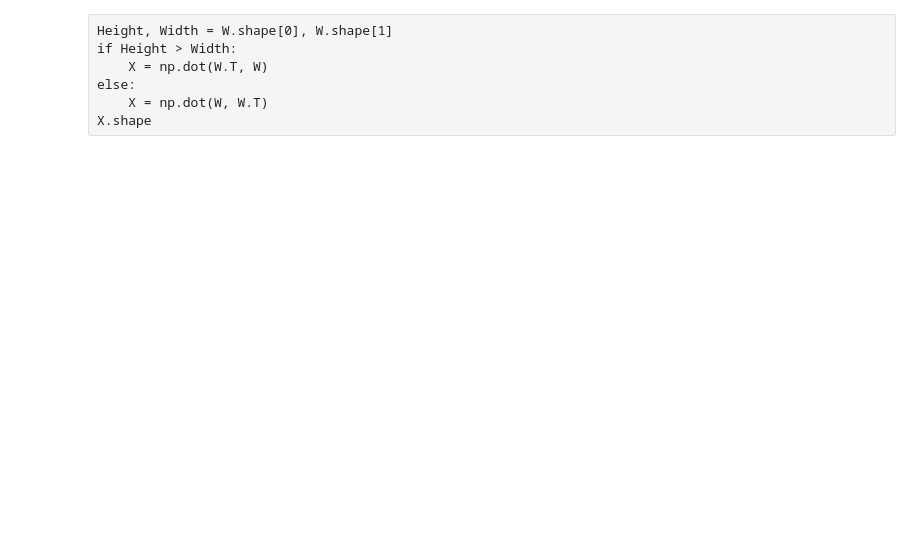
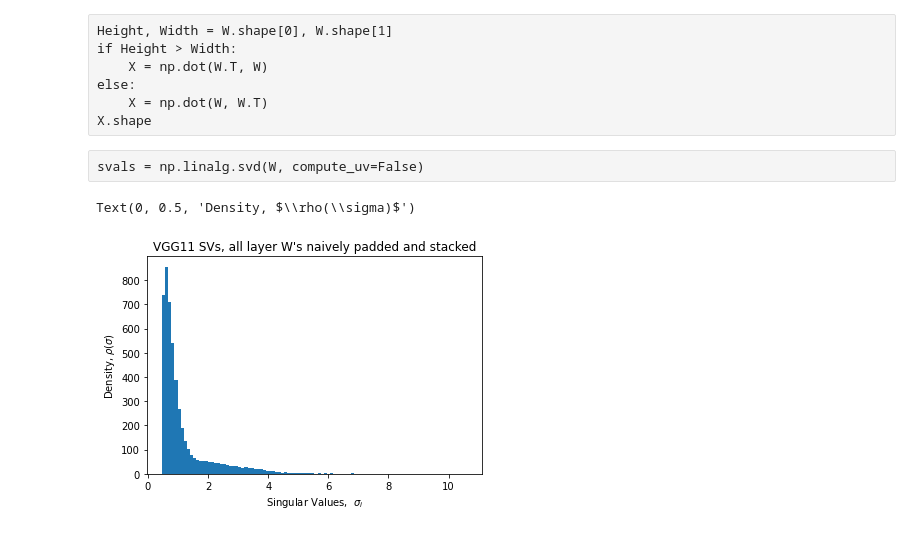
Before and after one commit to CalculatedContent/WeightWatcher, a Jupyter notebook: WWLayerIterator.ipynb, the cells around one changed output. Cells and saved outputs as stored; diff of their text form; code cells hidden in the pictures; blank space fills up the shorter version.

Commit message:
stacked layers, single W

```diff
--- a/WWLayerIterator.ipynb
+++ b/WWLayerIterator.ipynb
@@ -252,0 +253,15 @@ plt.hist(evals, bins=100)
+# %% [raw]
+svals = np.linalg.svd(W, compute_uv=False)
+# %%
+from sklearn.decomposition import TruncatedSVD
+svd = TruncatedSVD(n_components=5000)
+svd.fit(W)
+svals = svd.singular_values_
+# %%
+plt.hist(svals, bins=100);
+plt.title("VGG11 SVs, all layer W's naively padded and stacked")
+plt.xlabel(r"Singular Values,  $\sigma_{i}$")
+plt.ylabel(r"Density, $\rho(\sigma)$")
+# %% [output]
+Text(0, 0.5, 'Density, $\\rho(\\sigma)$')
+[figure, added]
```
Also changed, not shown: parts of 6 cells of this notebook.
